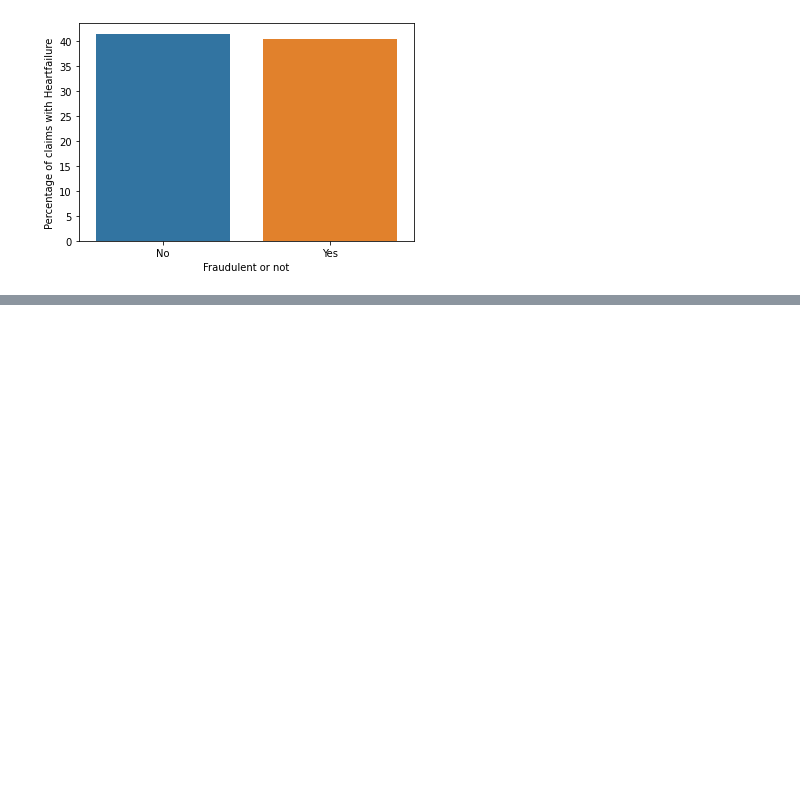
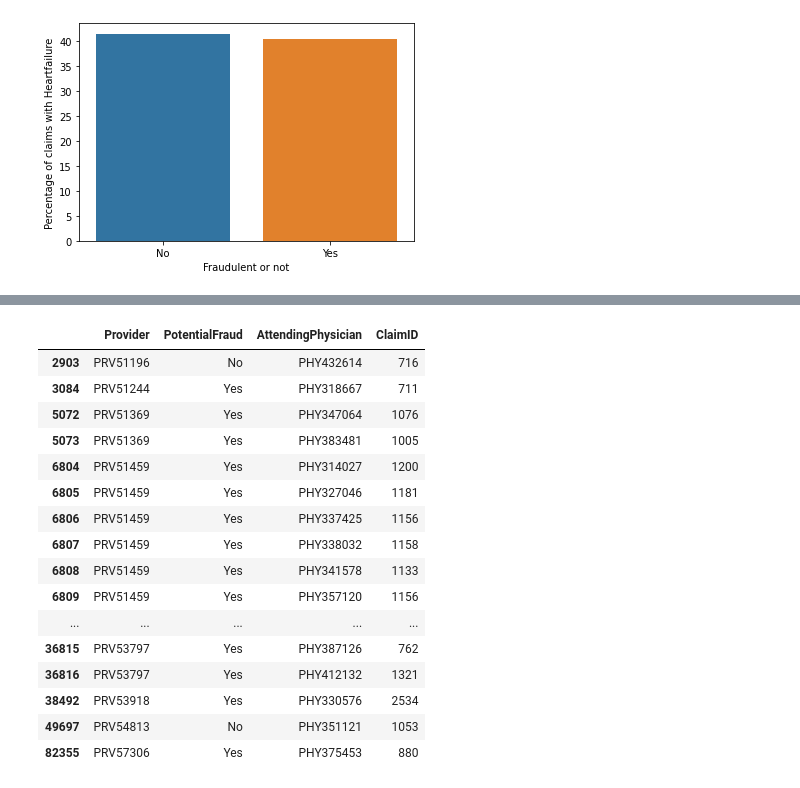
Before and after one commit to areias/healthcare_fraud, a Jupyter notebook: healthcare_fraud.ipynb, the cells around one changed output, grey strips where cells are left out. Drawn from its saved outputs; the diff is of its cells as text; code cells hidden in the pictures; blank space fills up the shorter version.

Commit message:
unique physicians

```diff
--- a/healthcare_fraud.ipynb
+++ b/healthcare_fraud.ipynb
@@ -96,7 +96,7 @@ import seaborn as sns
 train_ben=pd.read_csv('Train_Beneficiarydata-1542865627584.csv')
 test_ben=pd.read_csv('Test_Beneficiarydata-1542969243754.csv')
 train_in=pd.read_csv('Train_Inpatientdata-1542865627584.csv')
-train_out=pd.read_csv('Train_Outpatientdata-1542865627584.csv')
+train_out=pd.read_csv('Train_Outpatientdata-1542865627584.csv', engine='python')
 train=pd.read_csv('Train-1542865627584.csv')
 # %%
 train.head()
@@ -543,3 +543,6 @@ ax.set(xlabel="Fraudulent or not", ylabel = "Percentage of claims with Heartfail
 [Text(0, 0.5, 'Percentage of claims with Heartfailure'),
  Text(0.5, 0, 'Fraudulent or not')]
 [figure]
+# %%
+groups = final_train.groupby(['Provider', 'PotentialFraud','AttendingPhysician'], as_index=False)['ClaimID'].count()
+groups
@@ -545,0 +563,20 @@ ax.set(xlabel="Fraudulent or not", ylabel = "Percentage of claims with Heartfail
+# %%
+groups.loc[groups['ClaimID']>700]
+# %% [output]
+|  | Provider | PotentialFraud | AttendingPhysician | ClaimID |
+| 2903 | PRV51196 | No | PHY432614 | 716 |
+| 3084 | PRV51244 | Yes | PHY318667 | 711 |
+| 5072 | PRV51369 | Yes | PHY347064 | 1076 |
+| 5073 | PRV51369 | Yes | PHY383481 | 1005 |
+| 6804 | PRV51459 | Yes | PHY314027 | 1200 |
+| 6805 | PRV51459 | Yes | PHY327046 | 1181 |
+| 6806 | PRV51459 | Yes | PHY337425 | 1156 |
+| 6807 | PRV51459 | Yes | PHY338032 | 1158 |
+| 6808 | PRV51459 | Yes | PHY341578 | 1133 |
+| 6809 | PRV51459 | Yes | PHY357120 | 1156 |
+| ... | ... | ... | ... | ... |
+| 36815 | PRV53797 | Yes | PHY387126 | 762 |
+| 36816 | PRV53797 | Yes | PHY412132 | 1321 |
+| 38492 | PRV53918 | Yes | PHY330576 | 2534 |
+| 49697 | PRV54813 | No | PHY351121 | 1053 |
+| 82355 | PRV57306 | Yes | PHY375453 | 880 |
```
Also changed, not shown: parts of 2 cells of this notebook.
